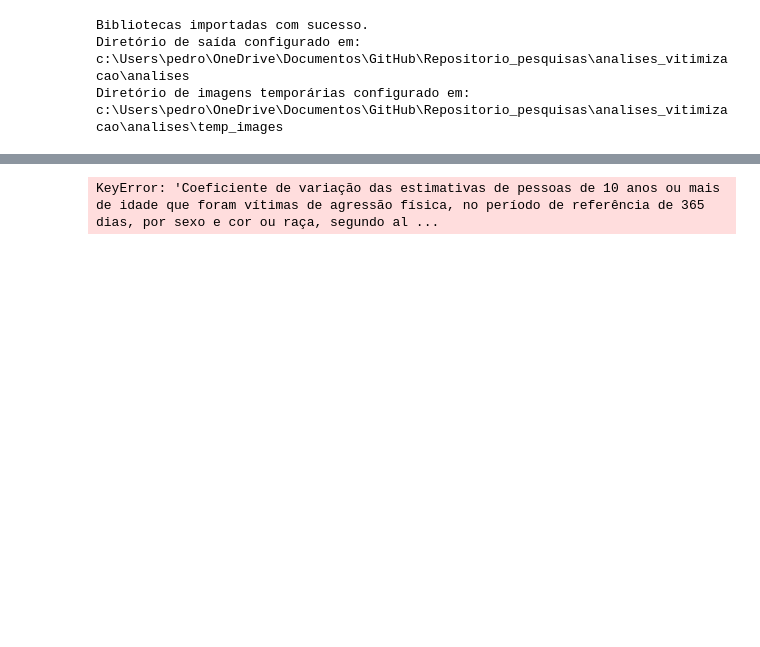
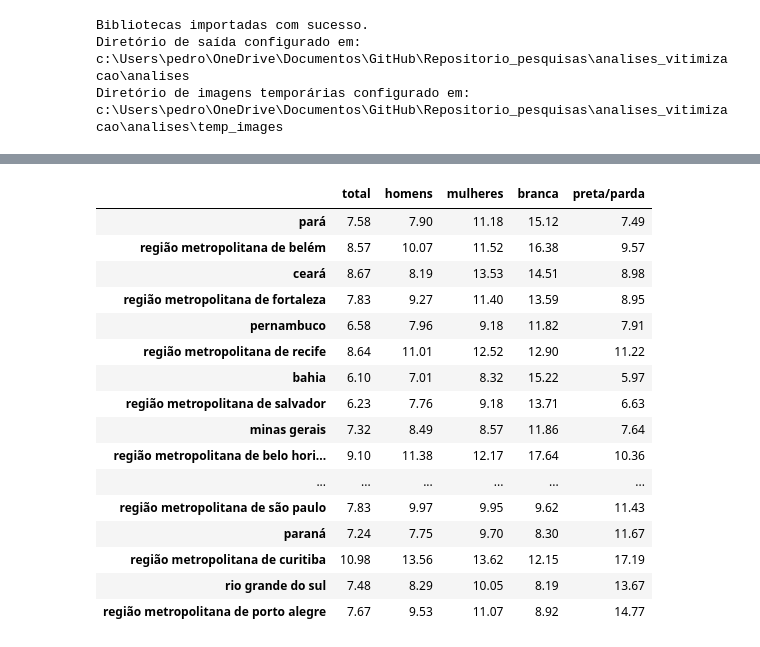
Before and after one commit to vitimizacaocrisp/Repositorio_pesquisas, a Jupyter notebook: analises_vitimizacao/scripts/analises/PNAD_2009.ipynb, the cells around one changed output, grey strips where cells are left out. Drawn from its saved outputs; the diff is of its cells as text; code cells hidden in the pictures; blank space fills up the shorter version.

```diff
--- a/analises_vitimizacao/scripts/analises/PNAD_2009.ipynb
+++ b/analises_vitimizacao/scripts/analises/PNAD_2009.ipynb
@@ -151,8 +160,24 @@ Nenhum dado carregado para 'agressao'.
 "\nGere visualizações de dados a partir dos arquivos CSV anexados sobre violência (`agressao.xlsx - *.csv`).\n\nCada arquivo é uma tabela onde a primeira coluna é a categoria principal. Priorize a aná ...
 # %%
-dados_carregados['agressao']['Coeficiente de variação das estimativas de pessoas de 10 anos ou mais de idade que foram vítimas de agressão física, no período de referência de 365 dias, por sexo e cor ou raça, segundo algumas Unidades da Federação e Regiões Metropolitanas']
+display(dados_carregados['agressao']['Coeficiente de variação das estimativas de pessoas de 10 anos ou mais de idade que foram vítimas de agressão física, no período de referência de 365 dias, por sexo e cor ou raça, segundo algumas Unidades da Federação e Regiões Metropolitanas'])
 # %% [output]
-KeyError: 'Coeficiente de variação das estimativas de pessoas de 10 anos ou mais de idade que foram vítimas de agressão física, no período de referência de 365 dias, por sexo e cor ou raça, segundo al ...
+|  | total | homens | mulheres | branca | preta/parda |
+| pará | 7.58 | 7.90 | 11.18 | 15.12 | 7.49 |
+| região metropolitana de belém | 8.57 | 10.07 | 11.52 | 16.38 | 9.57 |
+| ceará | 8.67 | 8.19 | 13.53 | 14.51 | 8.98 |
+| região metropolitana de fortaleza | 7.83 | 9.27 | 11.40 | 13.59 | 8.95 |
+| pernambuco | 6.58 | 7.96 | 9.18 | 11.82 | 7.91 |
+| região metropolitana de recife | 8.64 | 11.01 | 12.52 | 12.90 | 11.22 |
+| bahia | 6.10 | 7.01 | 8.32 | 15.22 | 5.97 |
+| região metropolitana de salvador | 6.23 | 7.76 | 9.18 | 13.71 | 6.63 |
+| minas gerais | 7.32 | 8.49 | 8.57 | 11.86 | 7.64 |
+| região metropolitana de belo hori... | 9.10 | 11.38 | 12.17 | 17.64 | 10.36 |
+| ... | ... | ... | ... | ... | ... |
+| região metropolitana de são paulo | 7.83 | 9.97 | 9.95 | 9.62 | 11.43 |
+| paraná | 7.24 | 7.75 | 9.70 | 8.30 | 11.67 |
+| região metropolitana de curitiba | 10.98 | 13.56 | 13.62 | 12.15 | 17.19 |
+| rio grande do sul | 7.48 | 8.29 | 10.05 | 8.19 | 13.67 |
+| região metropolitana de porto alegre | 7.67 | 9.53 | 11.07 | 8.92 | 14.77 |
 # %%
 crime_categories = {
     # CATEGORIAS DE 'tentativa.xlsx' (Tentativa de roubo/furto)
```
Also changed, not shown: parts of 9 cells of this notebook, 5 other files.
